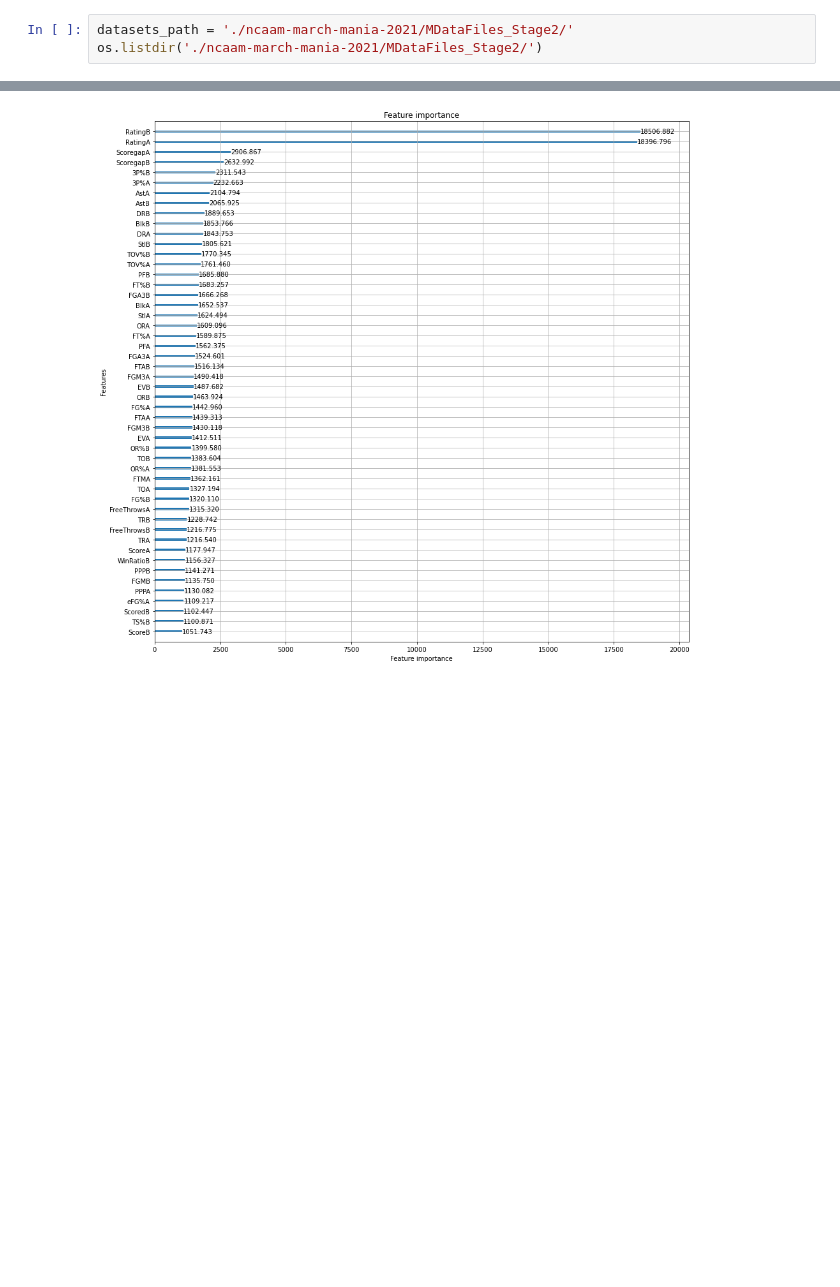
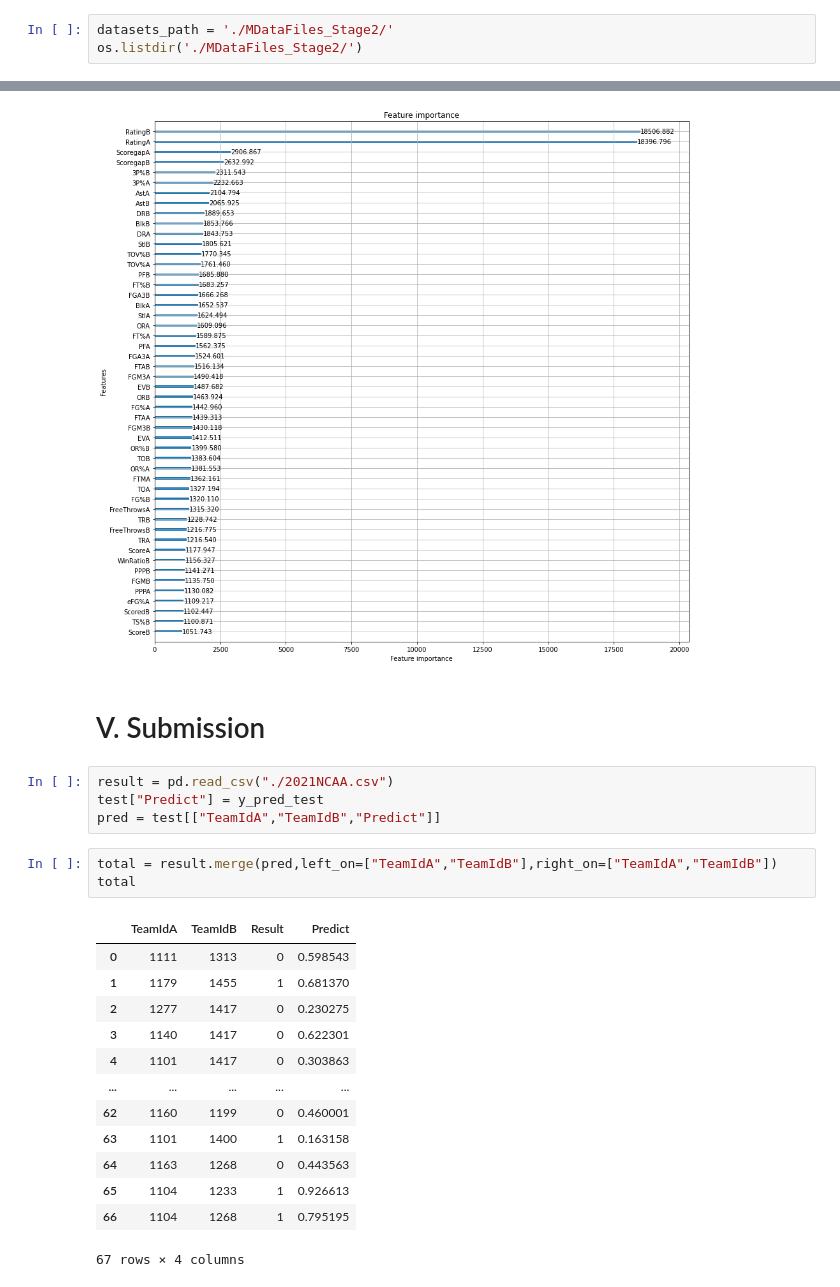
Before and after one commit to templarassVN/Team-3---KHDLUD---K18, a Jupyter notebook: NCAAM-2021.ipynb, the cells around one changed output, grey strips where cells are left out. Cells and saved outputs as stored; diff of their text form; blank space fills up the shorter version.

Commit message:
add Submission and rerun

```diff
--- a/NCAAM-2021.ipynb
+++ b/NCAAM-2021.ipynb
@@ -216,8 +232,8 @@ def add_loosing_matches(win_df):
 # %% [markdown]
 # II. Đọc dữ liệu
 # %%
-datasets_path = './ncaam-march-mania-2021/MDataFiles_Stage2/'
-os.listdir('./ncaam-march-mania-2021/MDataFiles_Stage2/')
+datasets_path = './MDataFiles_Stage2/'
+os.listdir('./MDataFiles_Stage2/')
 # %% [output]
 ['Cities.csv',
  'Conferences.csv',
@@ -613,3 +638,26 @@ lgb.plot_importance(model, ax=ax,importance_type='gain',max_num_features=50)
 plt.show()
 # %% [output]
 [figure]
+# %% [markdown]
+# V. Submission
+# %%
+result = pd.read_csv("./2021NCAA.csv")
+test["Predict"] = y_pred_test
+pred = test[["TeamIdA","TeamIdB","Predict"]]
+# %%
+total = result.merge(pred,left_on=["TeamIdA","TeamIdB"],right_on=["TeamIdA","TeamIdB"])
+total
+# %% [output]
+|  | TeamIdA | TeamIdB | Result | Predict |
+| 0 | 1111 | 1313 | 0 | 0.598543 |
+| 1 | 1179 | 1455 | 1 | 0.681370 |
+| 2 | 1277 | 1417 | 0 | 0.230275 |
+| 3 | 1140 | 1417 | 0 | 0.622301 |
+| 4 | 1101 | 1417 | 0 | 0.303863 |
+| ... | ... | ... | ... | ... |
+| 62 | 1160 | 1199 | 0 | 0.460001 |
+| 63 | 1101 | 1400 | 1 | 0.163158 |
+| 64 | 1163 | 1268 | 0 | 0.443563 |
+| 65 | 1104 | 1233 | 1 | 0.926613 |
+| 66 | 1104 | 1268 | 1 | 0.795195 |
+67 rows × 4 columns
```
Also changed, not shown: parts of 3 cells of this notebook, 41 other files.
